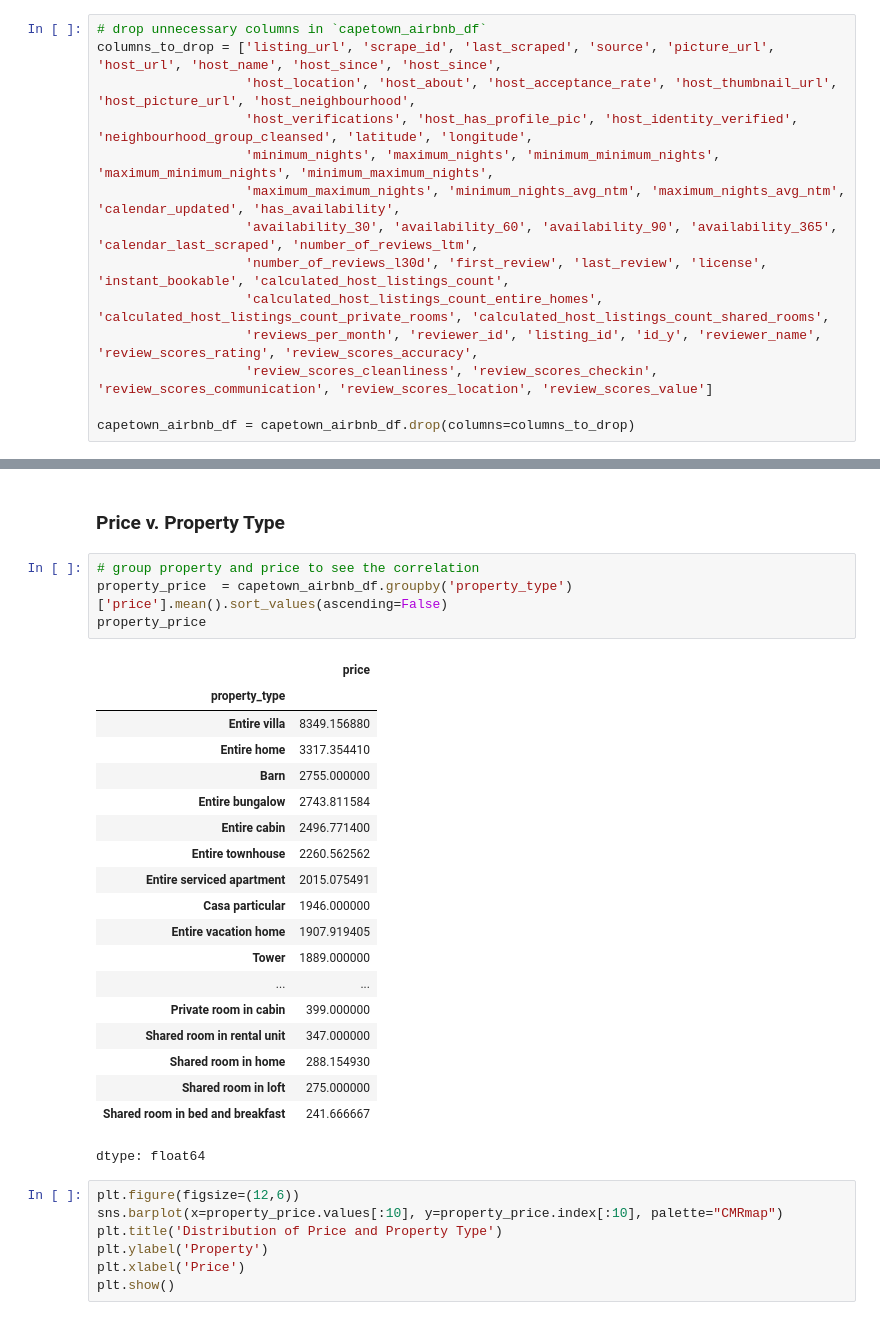
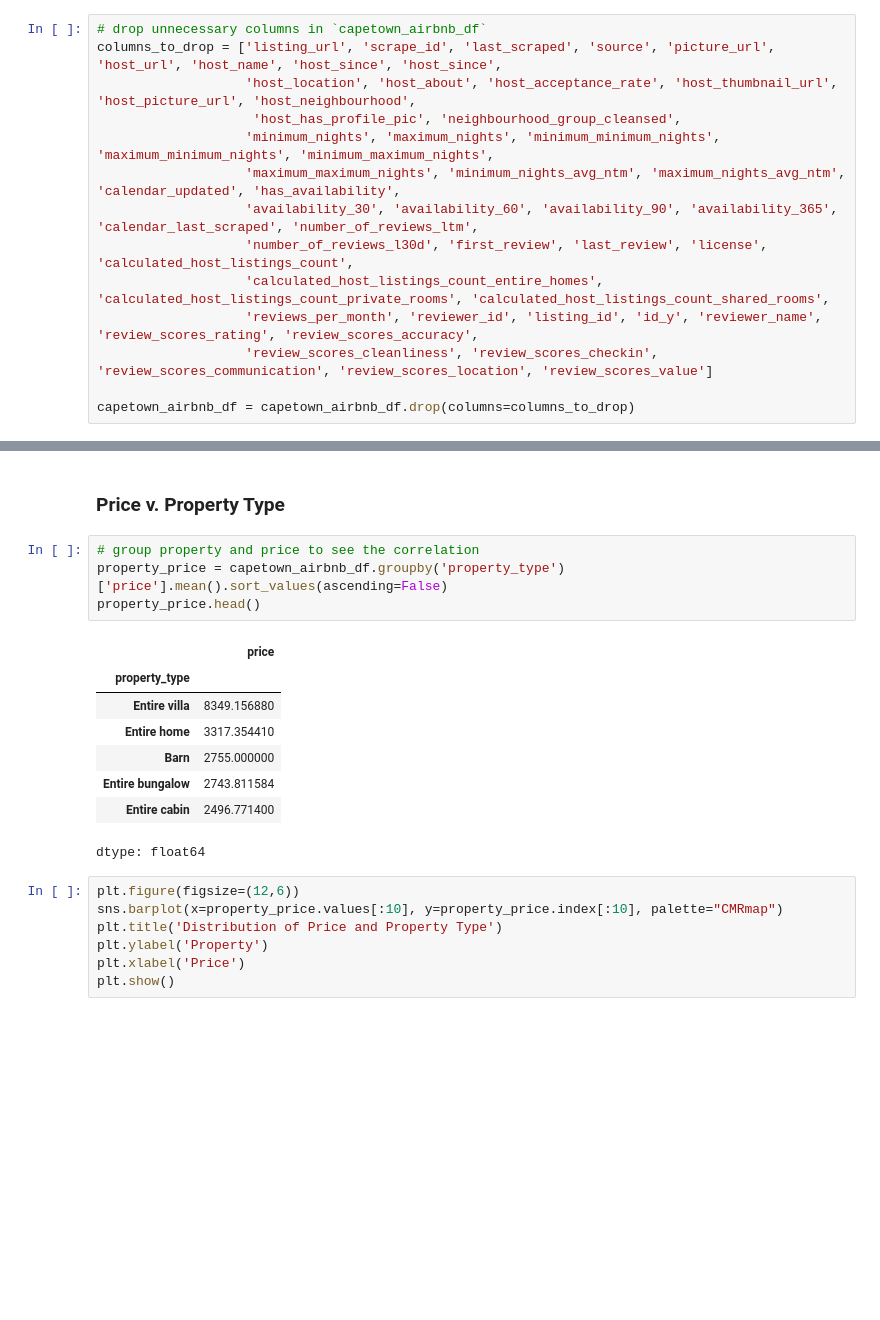
Before and after one commit to kev065/airbnb, a Jupyter notebook: notebook.ipynb, the cells around one changed output, grey strips where cells are left out. Saved outputs shown, nothing was run; the diff lists cells and outputs as text; blank space fills up the shorter version.

```diff
--- a/notebook.ipynb
+++ b/notebook.ipynb
@@ -252,11 +253,11 @@ Index(['id_x', 'listing_url', 'scrape_id', 'last_scraped', 'source', 'name',
 # drop unnecessary columns in `capetown_airbnb_df`
 columns_to_drop = ['listing_url', 'scrape_id', 'last_scraped', 'source', 'picture_url', 'host_url', 'host_name', 'host_since', 'host_since',
                    'host_location', 'host_about', 'host_acceptance_rate', 'host_thumbnail_url', 'host_picture_url', 'host_neighbourhood',
-                   'host_verifications', 'host_has_profile_pic', 'host_identity_verified', 'neighbourhood_group_cleansed', 'latitude', 'longitude',
+                    'host_has_profile_pic', 'neighbourhood_group_cleansed',
                    'minimum_nights', 'maximum_nights', 'minimum_minimum_nights', 'maximum_minimum_nights', 'minimum_maximum_nights',
                    'maximum_maximum_nights', 'minimum_nights_avg_ntm', 'maximum_nights_avg_ntm', 'calendar_updated', 'has_availability',
                    'availability_30', 'availability_60', 'availability_90', 'availability_365', 'calendar_last_scraped', 'number_of_reviews_ltm',
-                   'number_of_reviews_l30d', 'first_review', 'last_review', 'license', 'instant_bookable', 'calculated_host_listings_count',
+                   'number_of_reviews_l30d', 'first_review', 'last_review', 'license', 'calculated_host_listings_count',
                    'calculated_host_listings_count_entire_homes', 'calculated_host_listings_count_private_rooms', 'calculated_host_listings_count_shared_rooms',
                    'reviews_per_month', 'reviewer_id', 'listing_id', 'id_y', 'reviewer_name', 'review_scores_rating', 'review_scores_accuracy',
                    'review_scores_cleanliness', 'review_scores_checkin', 'review_scores_communication', 'review_scores_location', 'review_scores_value']
@@ -677,27 +678,16 @@ This scatter plot shows that high ratings are common across a wide range of pric
 ### Price v. Property Type
 # %%
 # group property and price to see the correlation
-property_price  = capetown_airbnb_df.groupby('property_type')['price'].mean().sort_values(ascending=False)
-property_price
+property_price = capetown_airbnb_df.groupby('property_type')['price'].mean().sort_values(ascending=False)
+property_price.head()
 # %% [output]
 |  | price |
 | property_type |  |
 | Entire villa | 8349.156880 |
 | Entire home | 3317.354410 |
 | Barn | 2755.000000 |
 | Entire bungalow | 2743.811584 |
 | Entire cabin | 2496.771400 |
-| Entire townhouse | 2260.562562 |
-| Entire serviced apartment | 2015.075491 |
-| Casa particular | 1946.000000 |
-| Entire vacation home | 1907.919405 |
-| Tower | 1889.000000 |
-| ... | ... |
-| Private room in cabin | 399.000000 |
-| Shared room in rental unit | 347.000000 |
-| Shared room in home | 288.154930 |
-| Shared room in loft | 275.000000 |
-| Shared room in bed and breakfast | 241.666667 |
 dtype: float64
 # %%
 plt.figure(figsize=(12,6))
```
Also changed, not shown: parts of 9 cells of this notebook.
